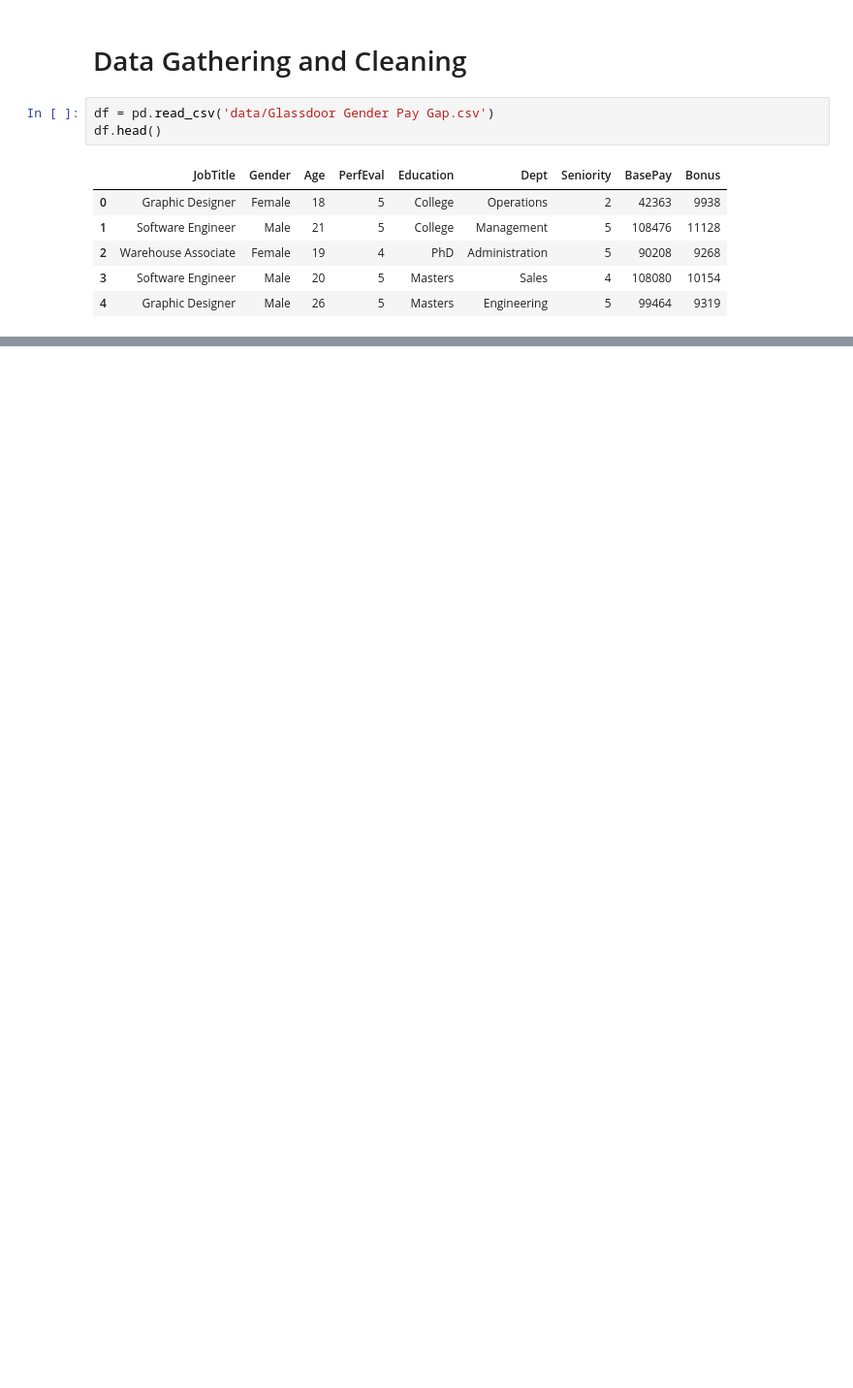
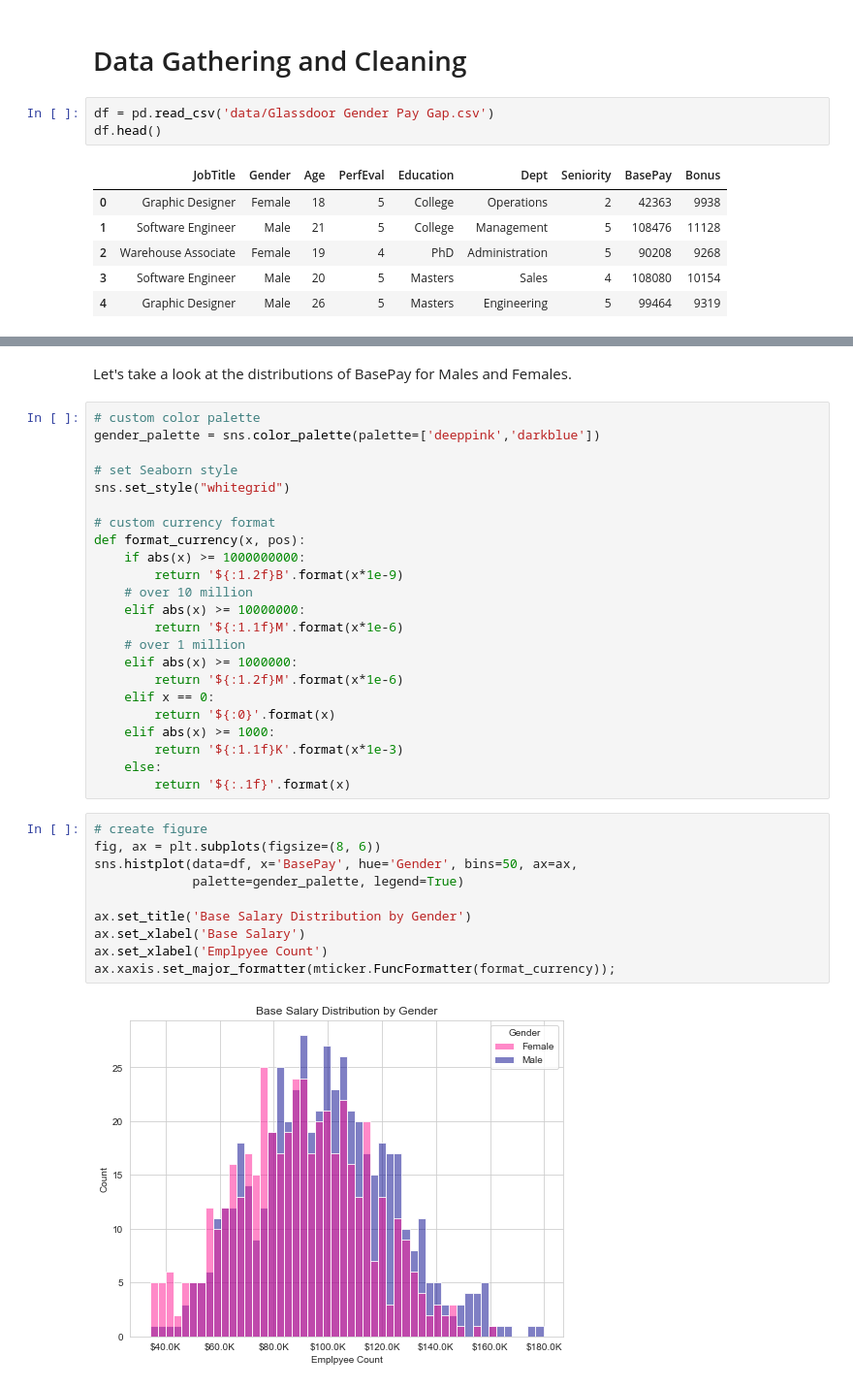
Before and after one commit to jess-miles/error-bars, a Jupyter notebook: index.ipynb, the cells around one changed output, grey strips where cells are left out. Shown: that part at 97% size. Cells and saved outputs as stored; diff of their text form; blank space fills up the shorter version.

```diff
--- a/index.ipynb
+++ b/index.ipynb
@@ -22,0 +119,37 @@ df.
+# %% [markdown]
+Let's take a look at the distributions of BasePay for Males and Females.
+# %%
+# custom color palette
+gender_palette = sns.color_palette(palette=['deeppink','darkblue'])
+
+# set Seaborn style
+sns.set_style("whitegrid")
+
+# custom currency format
+def format_currency(x, pos):
+    if abs(x) >= 1000000000:
+        return '${:1.2f}B'.format(x*1e-9)
+    # over 10 million
+    elif abs(x) >= 10000000:
+        return '${:1.1f}M'.format(x*1e-6)
+    # over 1 million
+    elif abs(x) >= 1000000:
+        return '${:1.2f}M'.format(x*1e-6)
+    elif x == 0:
+        return '${:0}'.format(x)
+    elif abs(x) >= 1000:
+        return '${:1.1f}K'.format(x*1e-3)
+    else:
+        return '${:.1f}'.format(x)
+# %%
+# create figure
+fig, ax = plt.subplots(figsize=(8, 6))
+sns.histplot(data=df, x='BasePay', hue='Gender', bins=50, ax=ax,
+             palette=gender_palette, legend=True)
+
+ax.set_title('Base Salary Distribution by Gender')
+ax.set_xlabel('Base Salary')
+ax.set_xlabel('Emplpyee Count')
+ax.xaxis.set_major_formatter(mticker.FuncFormatter(format_currency));
+# %% [output]
+[figure, added]
```
Also changed, not shown: parts of 12 cells of this notebook.
